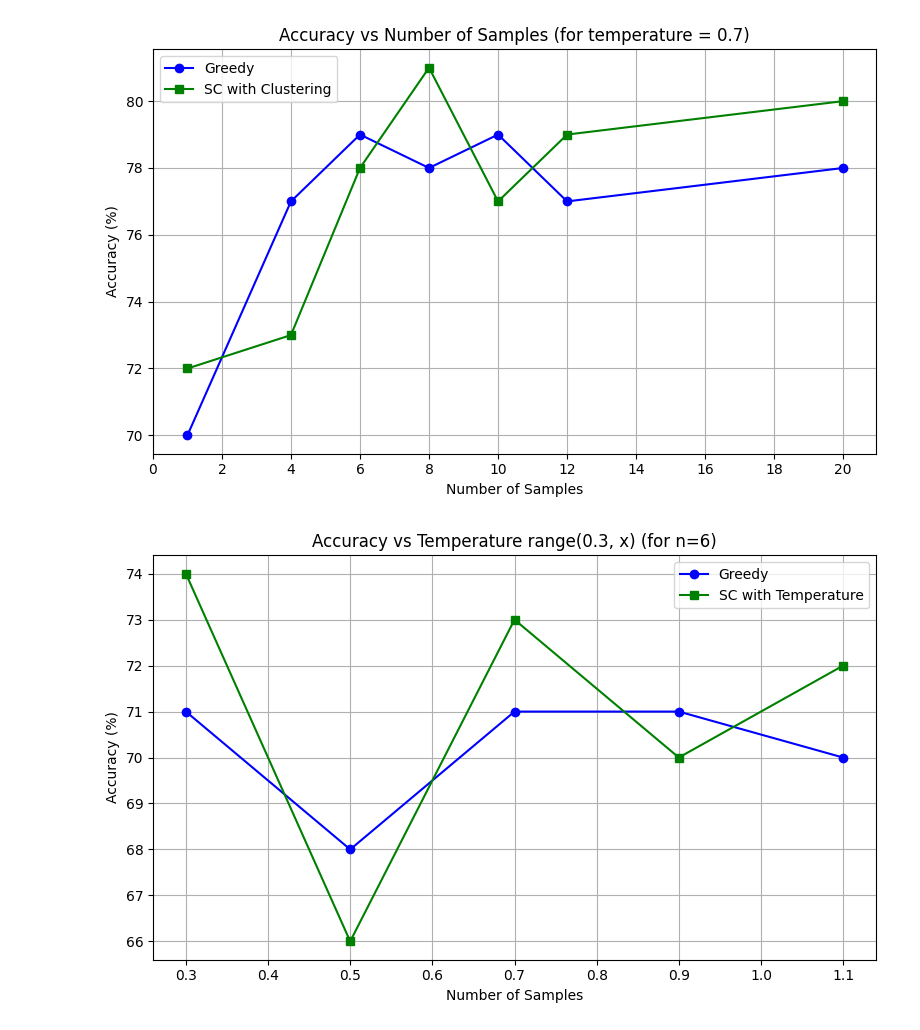
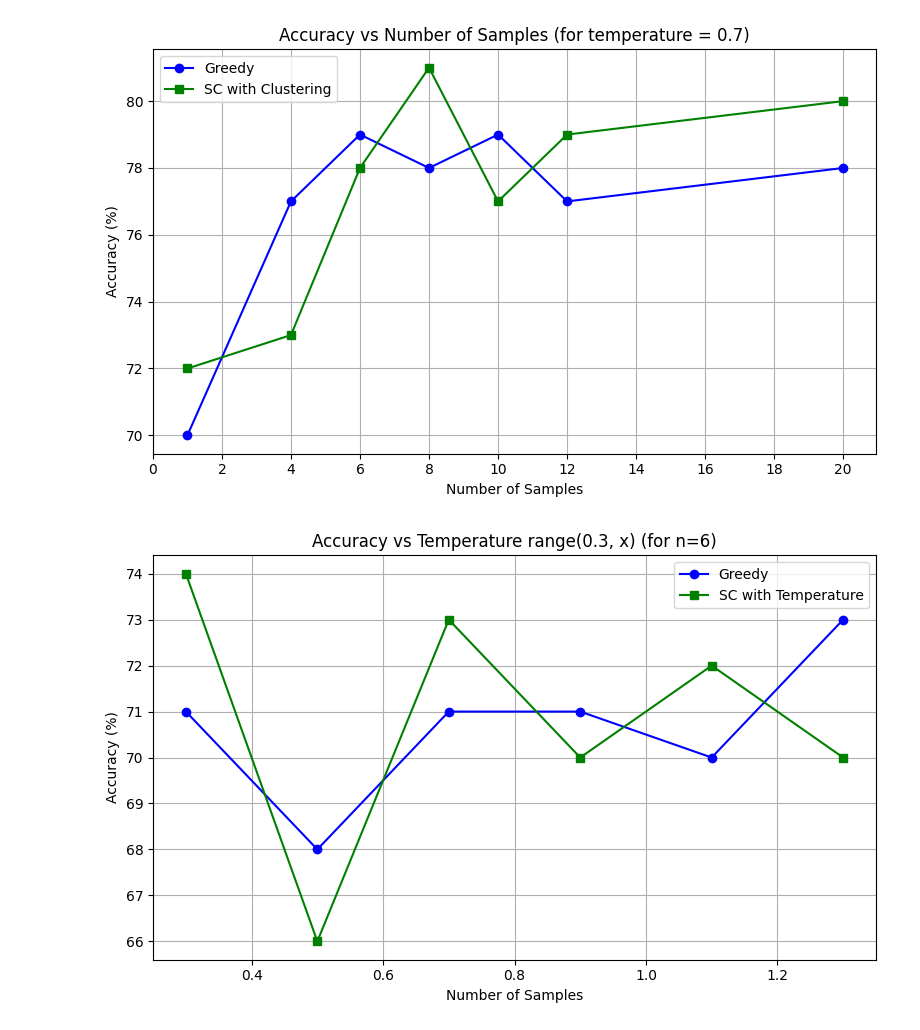
Before and after one commit to HARSHIL2836R/ReasoningLLMs, a Jupyter notebook: self_implementation/plot.ipynb, the cells around one changed output. Drawn from its saved outputs; the diff is of its cells as text; code cells hidden in the pictures.

Commit message:
created metrics, plot and report

```diff
--- a/self_implementation/plot.ipynb
+++ b/self_implementation/plot.ipynb
@@ -27,25 +27,25 @@ plt.show()
 # %%
 import matplotlib.pyplot as plt
 
 # Sample data (replace these with your actual values)
-temperature = [0.3, 0.5, 0.7, 0.9, 1.1]
-accuracy_greedy = [71, 68, 71, 71, 70 ]
-accuracy_sc_with_clustering = [74, 66, 73, 70, 72 ]
+temperature = [0.3, 0.5, 0.7, 0.9, 1.1, 1.3]
+accuracy_greedy = [71, 68, 71, 71, 70, 73 ]
+accuracy_sc_with_clustering = [74, 66, 73, 70, 72, 70]
 
 # Plot
 plt.figure(figsize=(8, 5))
 plt.plot(temperature, accuracy_greedy, marker='o', color='blue', label='Greedy')
 plt.plot(temperature, accuracy_sc_with_clustering, marker='s', color='green', label='SC with Temperature')
 
 # Labels and title
 plt.xlabel("Number of Samples")
 plt.ylabel("Accuracy (%)")
 plt.title("Accuracy vs Temperature range(0.3, x) (for n=6)")
 plt.legend()
 plt.grid(True)
 plt.tight_layout()
 
 # Show the plot
 plt.show()
 # %% [output]
-[figure, old version]
+[figure, new version]
```
Also changed, not shown: 5 other files.
